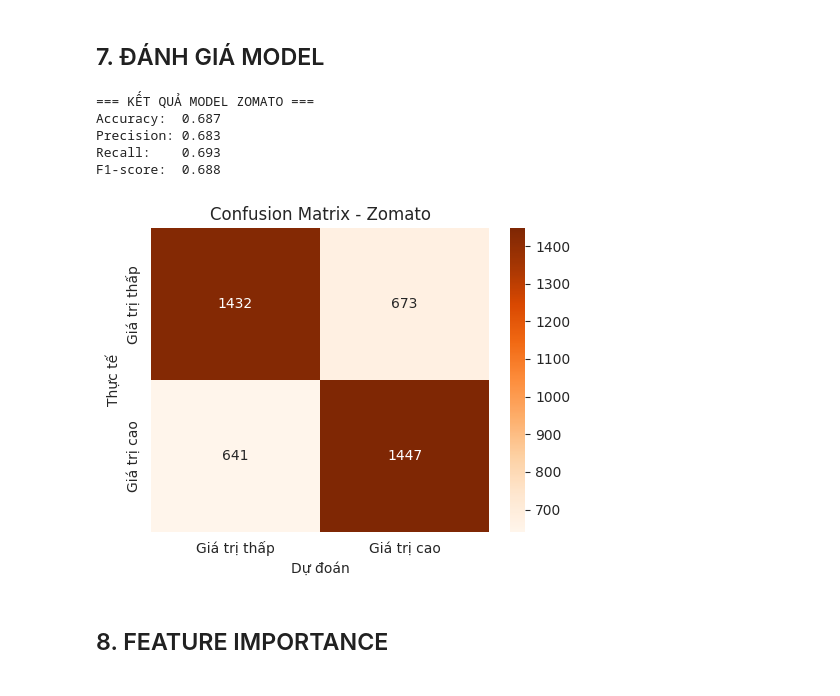
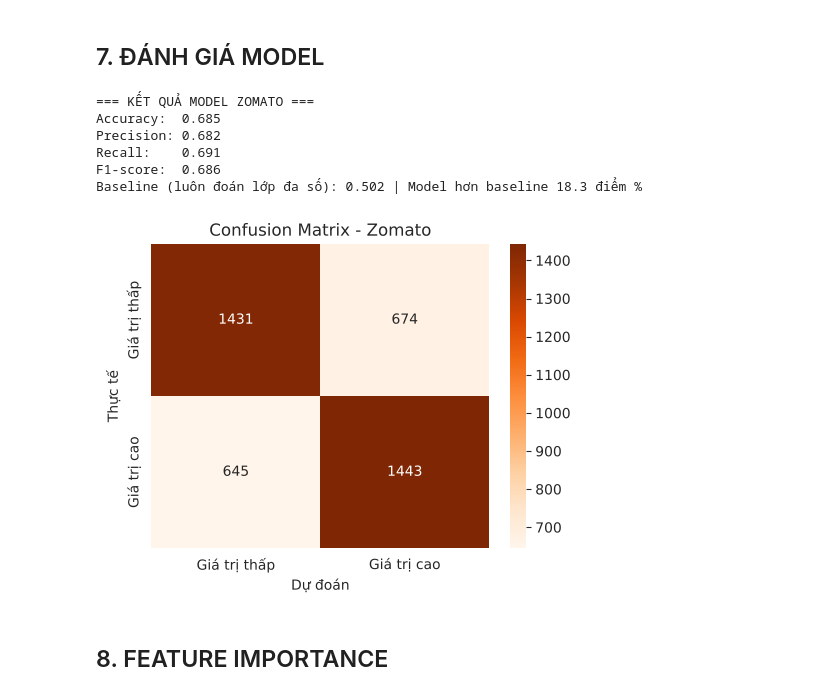
Before and after one commit to hieu-ngn/restaurant-revenue-da-project, a Jupyter notebook: notebooks/04_zomato_ml.ipynb, the cells around one changed output. Cells and saved outputs as stored; diff of their text form; code cells hidden in the pictures.

```diff
--- a/notebooks/04_zomato_ml.ipynb
+++ b/notebooks/04_zomato_ml.ipynb
@@ -91,35 +91,38 @@ RandomForestClassifier(class_weight='balanced', max_depth=8, n_estimators=200,
 # %%
 y_pred = model.predict(X_test)
 acc = accuracy_score(y_test, y_pred)
 prec = precision_score(y_test, y_pred)
 rec = recall_score(y_test, y_pred)
 f1 = f1_score(y_test, y_pred)
 
 print(f"\n=== KẾT QUẢ MODEL ZOMATO ===")
 print(f"Accuracy:  {acc:.3f}")
 print(f"Precision: {prec:.3f}")
 print(f"Recall:    {rec:.3f}")
 print(f"F1-score:  {f1:.3f}")
+baseline_major = max(y_test.mean(), 1 - y_test.mean())   # baseline: luôn đoán lớp đa số
+print(f"Baseline (luôn đoán lớp đa số): {baseline_major:.3f} | Model hơn baseline {100*(acc-baseline_major):.1f} điểm %")
 
 cm = confusion_matrix(y_test, y_pred)
 plt.figure(figsize=(5, 4))
 sns.heatmap(cm, annot=True, fmt='d', cmap='Oranges',
             xticklabels=['Giá trị thấp', 'Giá trị cao'],
             yticklabels=['Giá trị thấp', 'Giá trị cao'])
 plt.title('Confusion Matrix - Zomato')
 plt.ylabel('Thực tế')
 plt.xlabel('Dự đoán')
 plt.tight_layout()
 plt.savefig(CHARTS_DIR / 'chart_ml_confusion_matrix_zomato.png', dpi=120)
 plt.show()
 plt.close()
 # %% [output]
 === KẾT QUẢ MODEL ZOMATO ===
-Accuracy:  0.687
-Precision: 0.683
-Recall:    0.693
-F1-score:  0.688
+Accuracy:  0.685
+Precision: 0.682
+Recall:    0.691
+F1-score:  0.686
+Baseline (luôn đoán lớp đa số): 0.502 | Model hơn baseline 18.3 điểm %
-[figure, old version]
+[figure, new version]
 # %% [markdown]
 ## 8. FEATURE IMPORTANCE
 # %%
```
Also changed, not shown: parts of 8 cells of this notebook, 19 other files.
